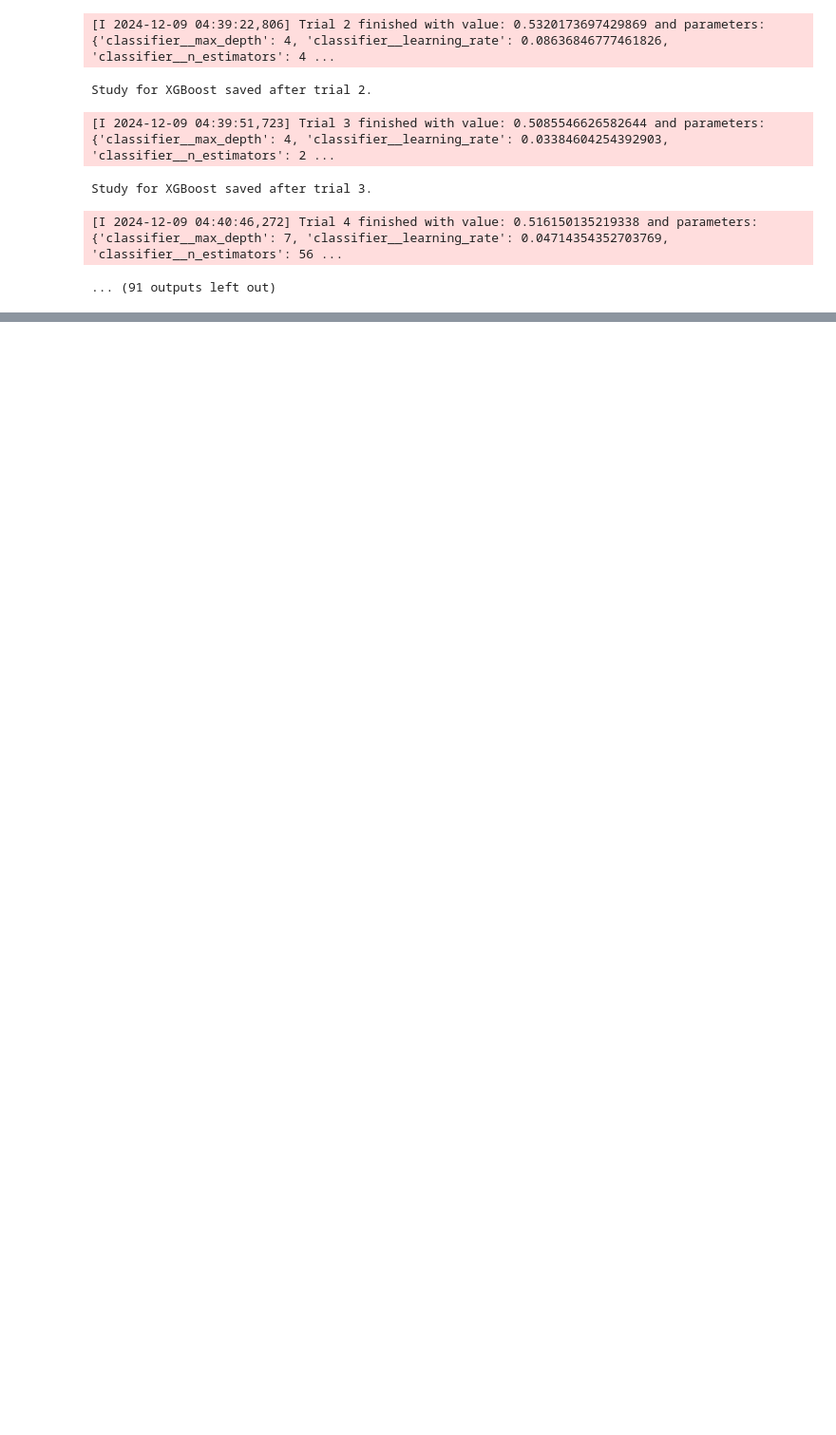
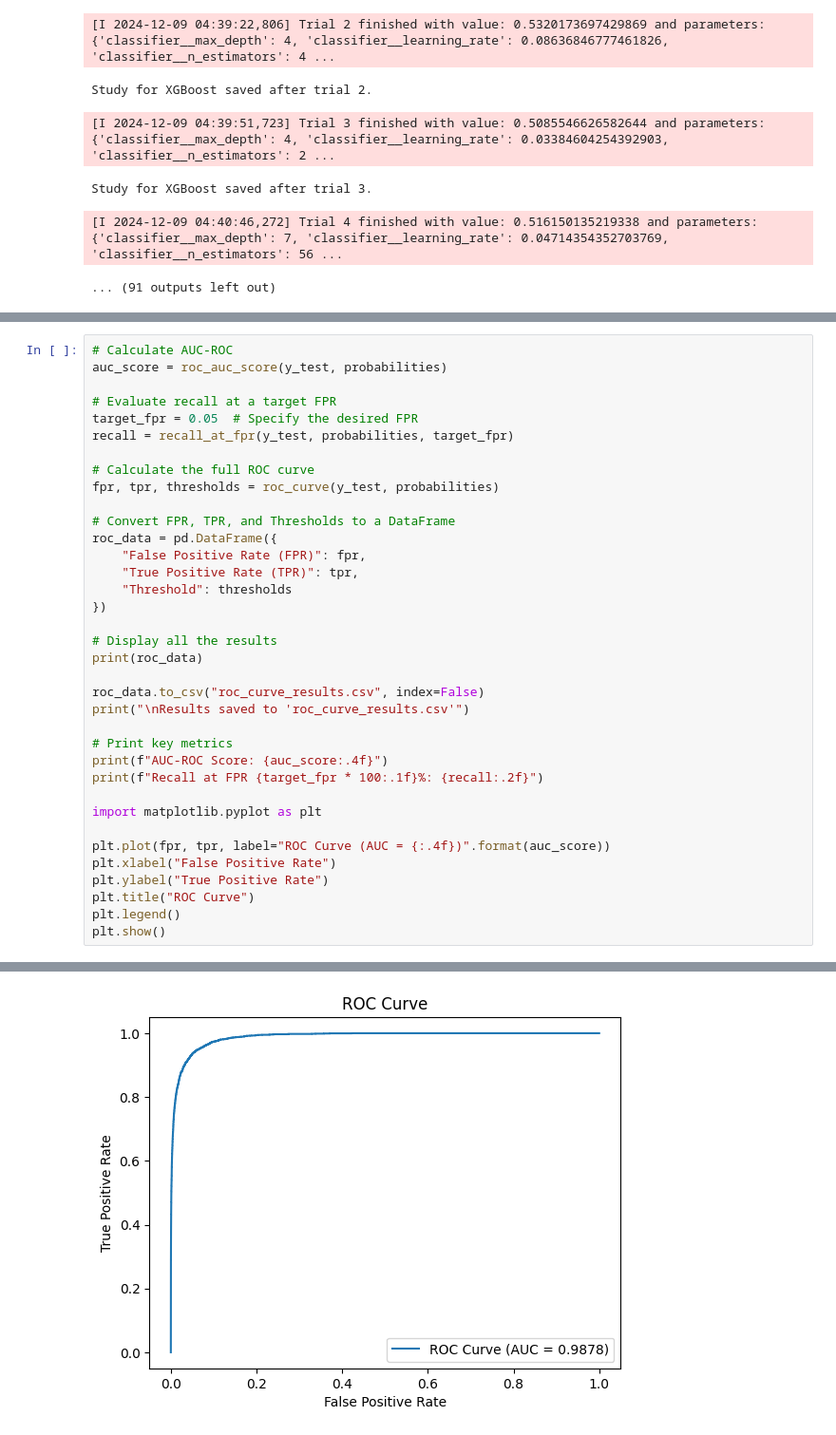
Before and after one commit to AlbinFranzen/Bank-Fraud-Detection, a Jupyter notebook: model_development/model_development.ipynb, the cells around one changed output, grey strips where cells are left out. Shown at 95% size. Saved outputs shown, nothing was run; the diff lists cells and outputs as text; blank space fills up the shorter version.

```diff
--- a/model_development/model_development.ipynb
+++ b/model_development/model_development.ipynb
@@ -845,0 +720,37 @@ AttributeError: 'Pipeline' object has no attribute 'transformers_'
+# %%
+# Calculate AUC-ROC
+auc_score = roc_auc_score(y_test, probabilities)
+
+# Evaluate recall at a target FPR
+target_fpr = 0.05  # Specify the desired FPR
+recall = recall_at_fpr(y_test, probabilities, target_fpr)
+
+# Calculate the full ROC curve
+fpr, tpr, thresholds = roc_curve(y_test, probabilities)
+
+# Convert FPR, TPR, and Thresholds to a DataFrame
+roc_data = pd.DataFrame({
+    "False Positive Rate (FPR)": fpr,
+    "True Positive Rate (TPR)": tpr,
+    "Threshold": thresholds
+})
+
+# Display all the results
+print(roc_data)
+
+roc_data.to_csv("roc_curve_results.csv", index=False)
+print("\nResults saved to 'roc_curve_results.csv'")
+
+# Print key metrics
+print(f"AUC-ROC Score: {auc_score:.4f}")
+print(f"Recall at FPR {target_fpr * 100:.1f}%: {recall:.2f}")
+
+import matplotlib.pyplot as plt
+
+plt.plot(fpr, tpr, label="ROC Curve (AUC = {:.4f})".format(auc_score))
+plt.xlabel("False Positive Rate")
+plt.ylabel("True Positive Rate")
+plt.title("ROC Curve")
+plt.legend()
+plt.show()
+# %% [output]
@@ -845,0 +775 @@ AttributeError: 'Pipeline' object has no attribute 'transformers_'
+[figure, added]
```
Also changed, not shown: parts of 5 cells of this notebook, 1 other file.
